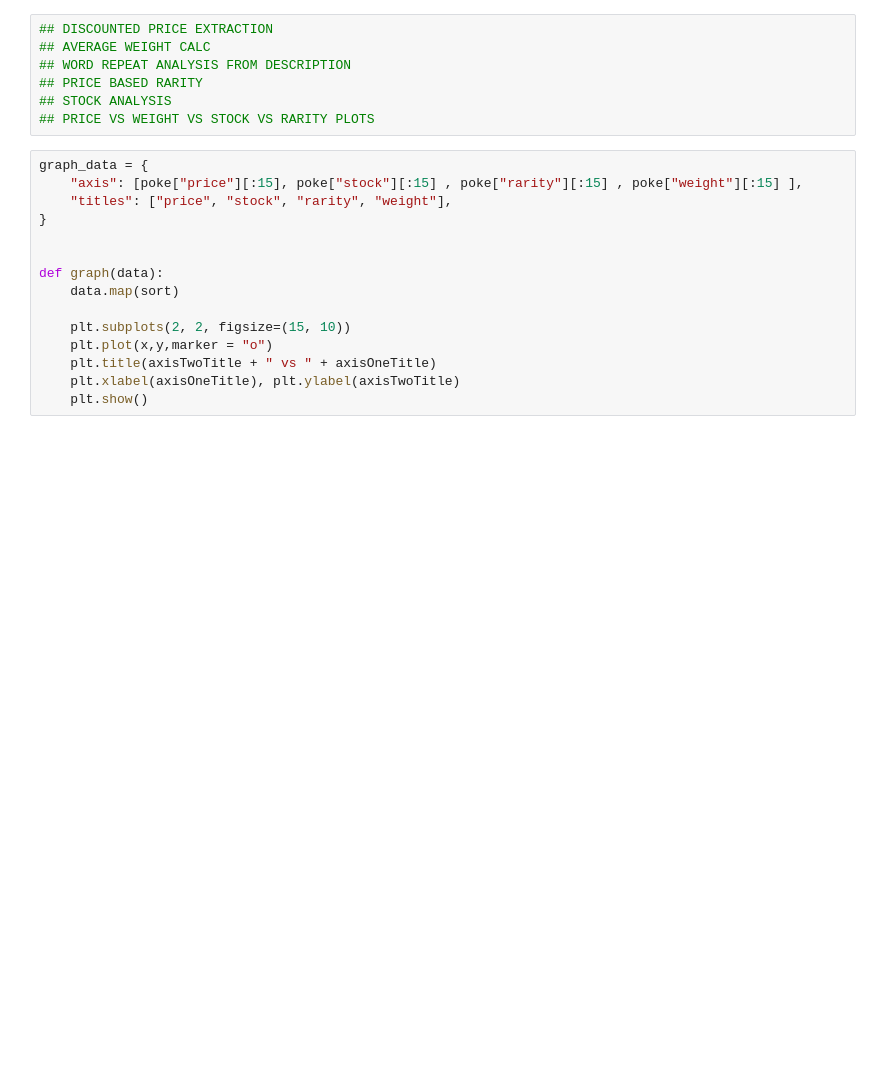
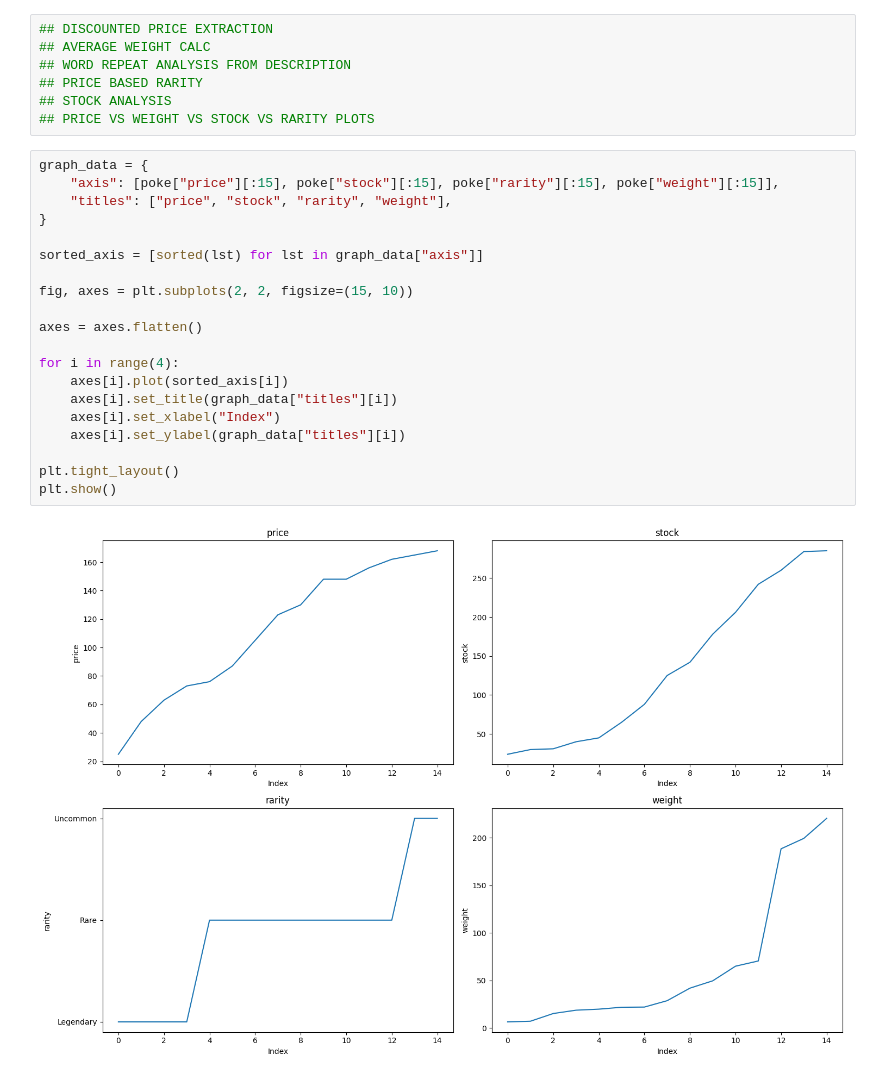
Before and after one commit to Ilyasin001/eda-coursework, a Jupyter notebook: notebook.ipynb, the cells around one changed output. Saved outputs shown, nothing was run; the diff lists cells and outputs as text; blank space fills up the shorter version.

```diff
--- a/notebook.ipynb
+++ b/notebook.ipynb
@@ -267,16 +267,23 @@ poke
 ## PRICE VS WEIGHT VS STOCK VS RARITY PLOTS
 # %%
 graph_data = {
-    "axis": [poke["price"][:15], poke["stock"][:15] , poke["rarity"][:15] , poke["weight"][:15] ],
+    "axis": [poke["price"][:15], poke["stock"][:15], poke["rarity"][:15], poke["weight"][:15]],
     "titles": ["price", "stock", "rarity", "weight"],
 }
 
+sorted_axis = [sorted(lst) for lst in graph_data["axis"]]
 
-def graph(data):
-    data.map(sort)
+fig, axes = plt.subplots(2, 2, figsize=(15, 10))
 
-    plt.subplots(2, 2, figsize=(15, 10))
-    plt.plot(x,y,marker = "o")
-    plt.title(axisTwoTitle + " vs " + axisOneTitle)
-    plt.xlabel(axisOneTitle), plt.ylabel(axisTwoTitle)
-    plt.show()
+axes = axes.flatten()
+
+for i in range(4):
+    axes[i].plot(sorted_axis[i])
+    axes[i].set_title(graph_data["titles"][i])
+    axes[i].set_xlabel("Index")
+    axes[i].set_ylabel(graph_data["titles"][i])
+
+plt.tight_layout()
+plt.show()
+# %% [output]
+[figure, added]
```
Also changed, not shown: parts of 1 cell of this notebook.
